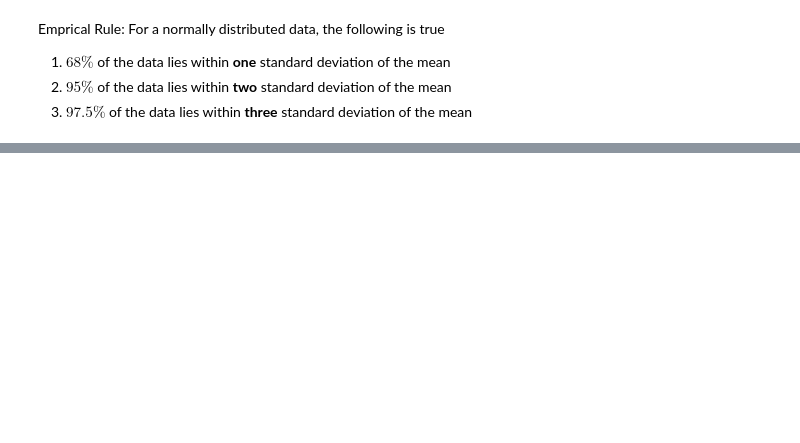
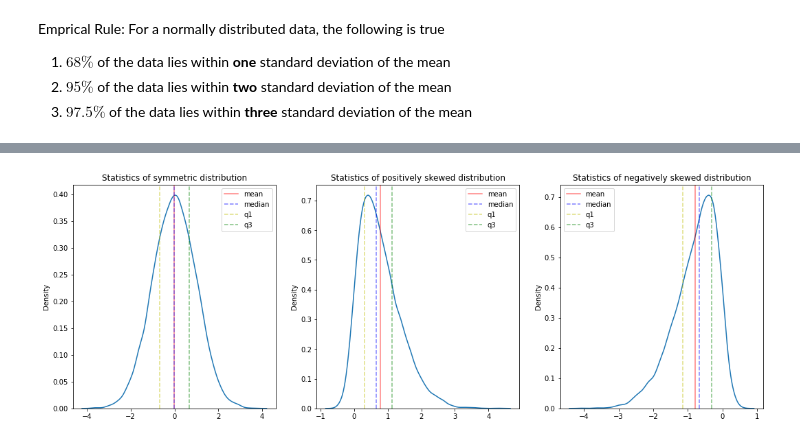
Before and after one commit to binxuankong/machine-learning-functions, a Jupyter notebook: Distribution.ipynb, the cells around one changed output, grey strips where cells are left out. Saved outputs shown, nothing was run; the diff lists cells and outputs as text; code cells hidden in the pictures; blank space fills up the shorter version.

Commit message:
Complete distribution

```diff
--- a/Distribution.ipynb
+++ b/Distribution.ipynb
@@ -103,0 +133,28 @@ plt.legend();
+# %%
+# Fucntion to create skewed distribution
+def randn_skew_fast(N, alpha=0.0, loc=0.0, scale=1.0):
+    sigma = alpha / np.sqrt(1.0 + alpha**2)
+    u0 = np.random.randn(N)
+    v = np.random.randn(N)
+    u1 = (sigma*u0 + np.sqrt(1.0 - sigma**2)*v) * scale
+    u1[u0 < 0] *= -1
+    u1 = u1 + loc
+    return u1
+# %%
+x1 = randn_skew_fast(10000)
+x2 = randn_skew_fast(10000, alpha=5)
+x3 = randn_skew_fast(10000, alpha=-5)
+skew_stats = [(x1, "symmetric"), (x2, "positively skewed"), (x3, "negatively skewed")]
+
+fg, ax = plt.subplots(nrows=1, ncols=3, figsize=(18, 6))
+
+for i, s in enumerate(skew_stats):
+    sns.kdeplot(s[0], ax=ax[i])
+    ax[i].axvline(np.mean(s[0]), c='r', ls='-', alpha=0.5, label="mean")
+    ax[i].axvline(np.median(s[0]), c='b', ls='--', alpha=0.5, label="median")
+    ax[i].axvline(np.quantile(s[0], 0.25), c='y', ls='--', alpha=0.5, label="q1")
+    ax[i].axvline(np.quantile(s[0], 0.75), c='g', ls='--', alpha=0.5, label="q3")
+    ax[i].legend()
+    ax[i].set_title("Statistics of {} distribution".format(s[1]));
+# %% [output]
+[figure, added]
```
Also changed, not shown: parts of 25 cells of this notebook.
